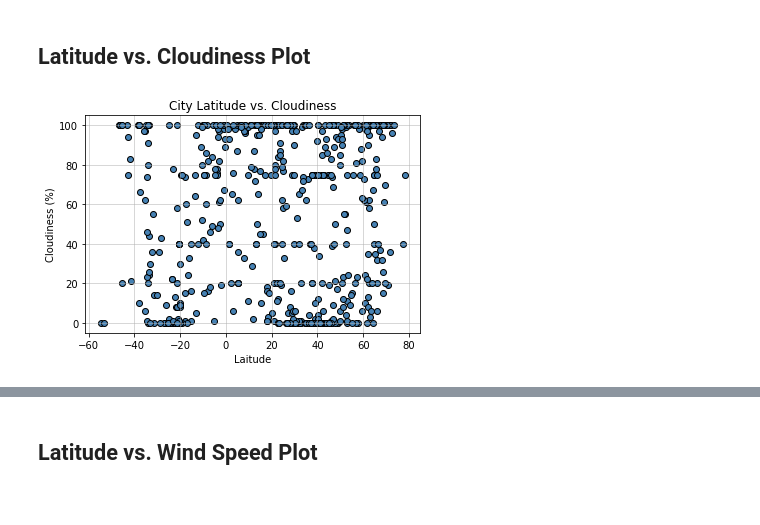
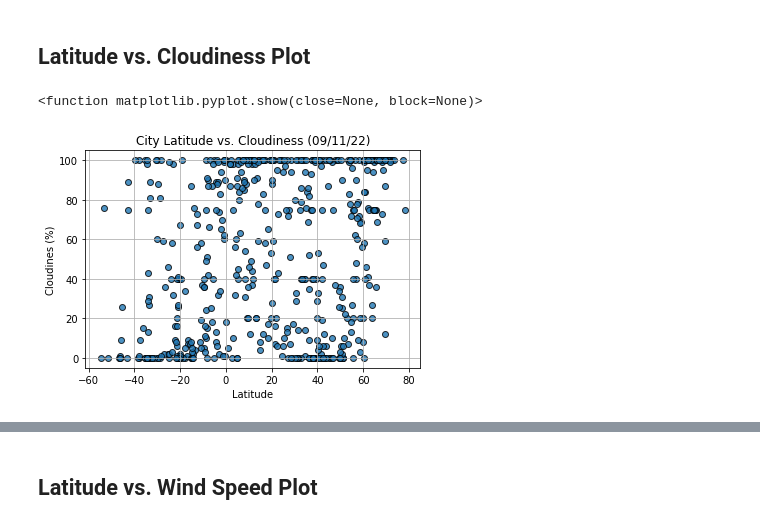
Before and after one commit to choward3413/challenge_python_api, a Jupyter notebook: WeatherPy.ipynb, the cells around one changed output, grey strips where cells are left out. Drawn from its saved outputs; the diff is of its cells as text; code cells hidden in the pictures.

```diff
--- a/WeatherPy.ipynb
+++ b/WeatherPy.ipynb
@@ -145,4 +163,4 @@ weatherDictionary ={
 # %%
-weatherDF = pd.DataFrame(weatherDictionary)
-weatherDF.head(10)
+city_data_pd = pd.DataFrame(city_data)
+city_data_pd.head()
 # %% [output]
@@ -167,3 +190,11 @@ maxHumidity.head()
+# %%
+lats = city_data_pd["Lat"]
+max_temps = city_data_pd["Max_temp"]
+humidity = city_data_pd["Humidity"]
+cloudiness = city_data_pd["Cloudiness"]
+wind_speed = city_data_pd["Wind Speed"]
+
+city_data_pd.to_csv(output_data_file, index_label="City_ID")
 # %% [markdown]
 ## Inspect the data and remove the cities where the humidity > 100%.
 ----
@@ -243,24 +272,24 @@ plt.savefig("../Images/City Latitude vs Humidity.png")
 # %% [markdown]
 ## Latitude vs. Cloudiness Plot
 # %%
-plt.scatter(cleanWeatherDF["Lat"], cleanWeatherDF["Cloudiness"], facecolor = "steelblue", edgecolor = "black")
+plt.scatter(lats, cloudiness, edgecolor="black", linewidths=1, marker="o",
+           alpha=0.8, label="Cities")
 
-# title
-plt.title("City Latitude vs. Cloudiness")
+# Set title
+plt.title("City Latitude vs. Cloudiness (%s)" % time.strftime("%x"))
 
-# x axis label
-plt.xlabel("Laitude")
+#x axis label
+plt.xlabel("Latitude")
 
 # y axis label
-plt.ylabel("Cloudiness (%)")
-
-#  y axis limit
-plt.ylim(-5,105)
+plt.ylabel("Cloudines (%)")
 
 # grid line
-plt.grid(linestyle='-', linewidth=1, alpha = 0.5)
+plt.grid(True)
 
+plt.savefig("output_data/Fig3.png")
 
-plt.savefig("../Images/City Latitude vs Cloudiness.png")
+plt.show
 # %% [output]
+<function matplotlib.pyplot.show(close=None, block=None)>
-[figure, old version]
+[figure, new version]
```
Also changed, not shown: parts of 39 cells of this notebook, 13 other files.
